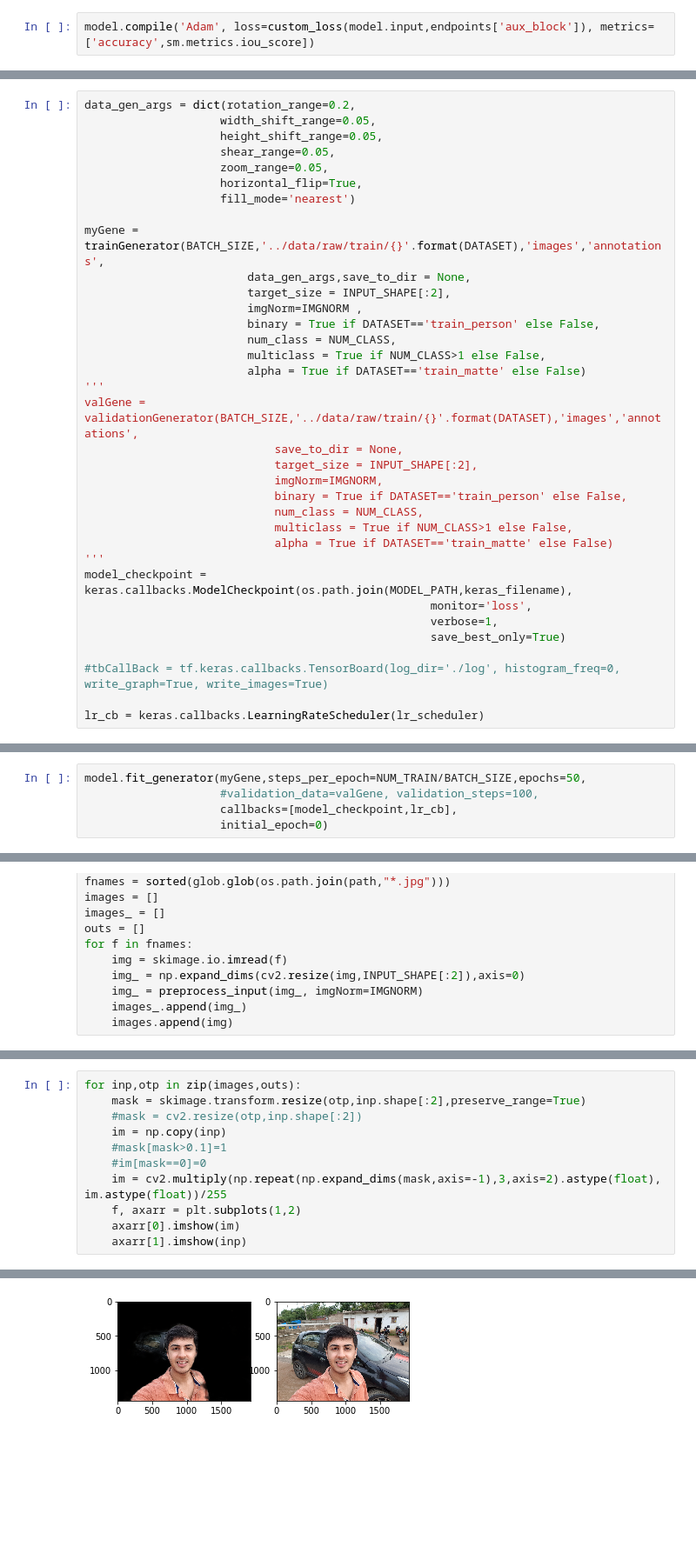
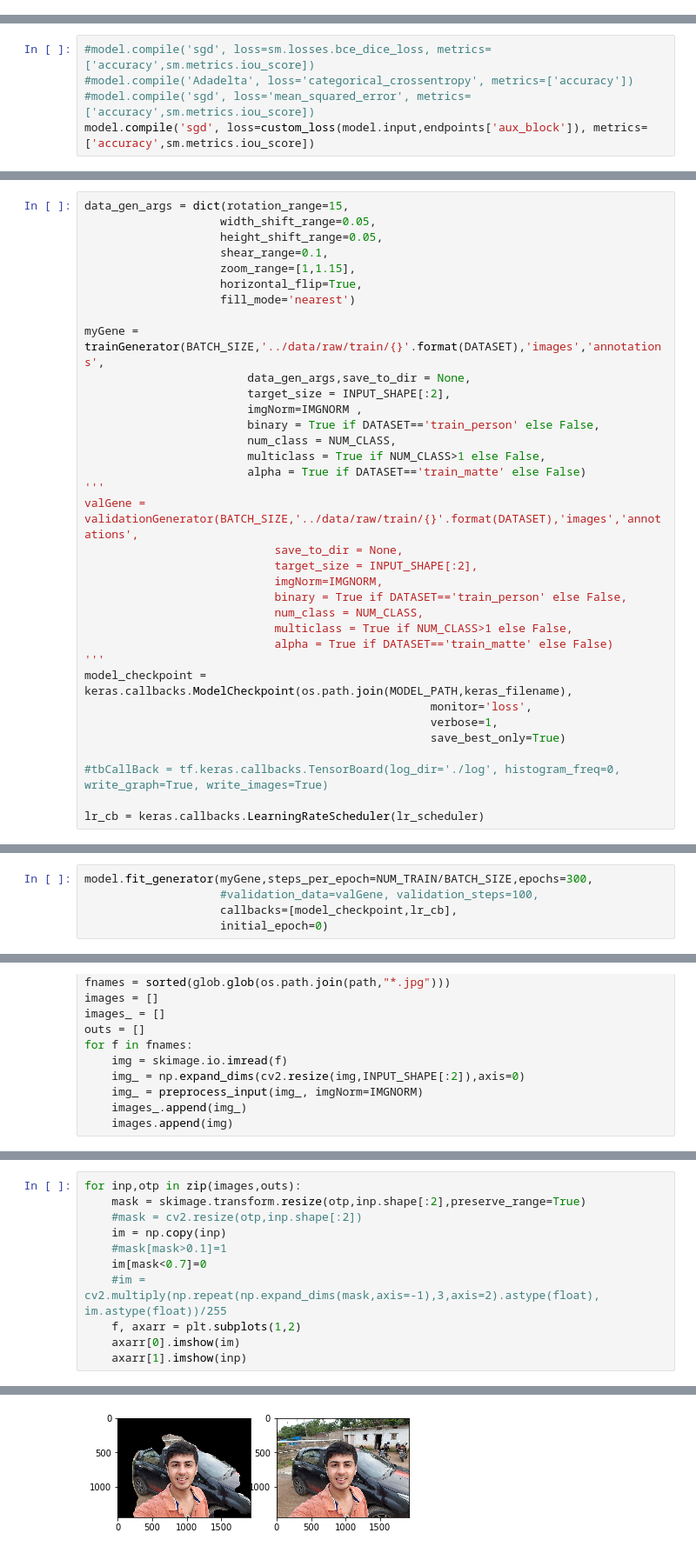
Before and after one commit to BUVANEASH/person_seg_net, a Jupyter notebook: notebooks/Train_MMnet.ipynb, the cells around one changed output, grey strips where cells are left out. Shown at 87% size. Cells and saved outputs as stored; diff of their text form; blank space fills up the shorter version.

```diff
--- a/notebooks/Train_MMnet.ipynb
+++ b/notebooks/Train_MMnet.ipynb
@@ -66,2 +62,0 @@ Please use `rate` instead of `keep_prob`. Rate should be set to `rate = 1 - keep
-# %%
-model.compile('Adam', loss=custom_loss(model.input,endpoints['aux_block']), metrics=['accuracy',sm.metrics.iou_score])
@@ -71,0 +63,5 @@ Use tf.cast instead.
+# %%
+#model.compile('sgd', loss=sm.losses.bce_dice_loss, metrics=['accuracy',sm.metrics.iou_score])
+#model.compile('Adadelta', loss='categorical_crossentropy', metrics=['accuracy'])
+#model.compile('sgd', loss='mean_squared_error', metrics=['accuracy',sm.metrics.iou_score])
+model.compile('sgd', loss=custom_loss(model.input,endpoints['aux_block']), metrics=['accuracy',sm.metrics.iou_score])
@@ -97,11 +97,11 @@ ________________________________________________________________________________
 # %% [markdown]
 ### Create Train and validation Image generators , keras callbacks to save model, learning rate scheduler and tensorboard monitoring.
 # %%
-data_gen_args = dict(rotation_range=0.2,
+data_gen_args = dict(rotation_range=15,
                     width_shift_range=0.05,
                     height_shift_range=0.05,
-                    shear_range=0.05,
-                    zoom_range=0.05,
+                    shear_range=0.1,
+                    zoom_range=[1,1.15],
                     horizontal_flip=True,
                     fill_mode='nearest')
 
@@ -153,7 +153,7 @@ Found 5711 images belonging to 1 classes.
 # %% [markdown]
 ## Train Model
 # %%
-model.fit_generator(myGene,steps_per_epoch=NUM_TRAIN/BATCH_SIZE,epochs=50,
+model.fit_generator(myGene,steps_per_epoch=NUM_TRAIN/BATCH_SIZE,epochs=300,
                     #validation_data=valGene, validation_steps=100,
                     callbacks=[model_checkpoint,lr_cb],
                     initial_epoch=0)
@@ -225,8 +237,8 @@ for inp,otp in zip(images,outs):
     #mask = cv2.resize(otp,inp.shape[:2])
     im = np.copy(inp)
     #mask[mask>0.1]=1
-    #im[mask==0]=0
-    im = cv2.multiply(np.repeat(np.expand_dims(mask,axis=-1),3,axis=2).astype(float), im.astype(float))/255
+    im[mask<0.7]=0
+    #im = cv2.multiply(np.repeat(np.expand_dims(mask,axis=-1),3,axis=2).astype(float), im.astype(float))/255
     f, axarr = plt.subplots(1,2)
     axarr[0].imshow(im)
     axarr[1].imshow(inp)
@@ -238 +250 @@ for inp,otp in zip(images,outs):
-[figure, old version]
+[figure, new version]
```
Also changed, not shown: parts of 12 cells of this notebook, 3 other files.
